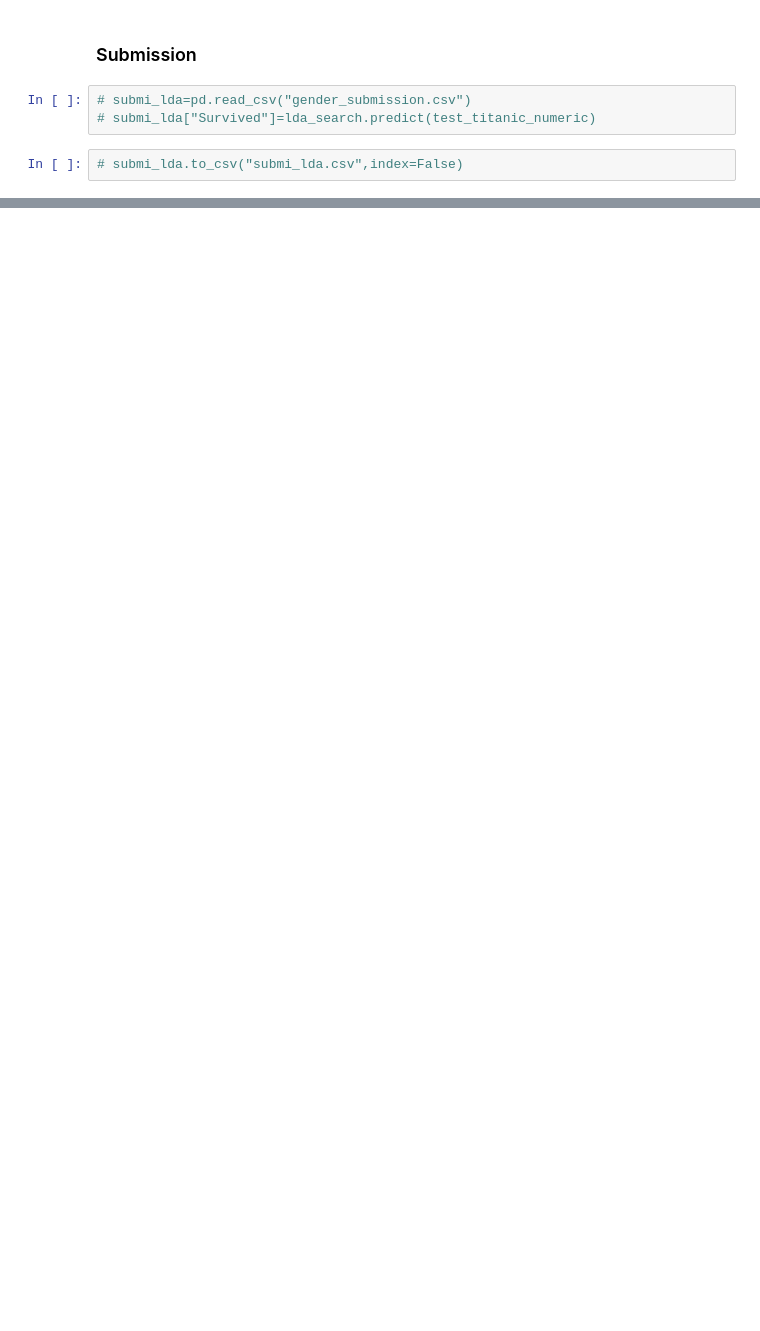
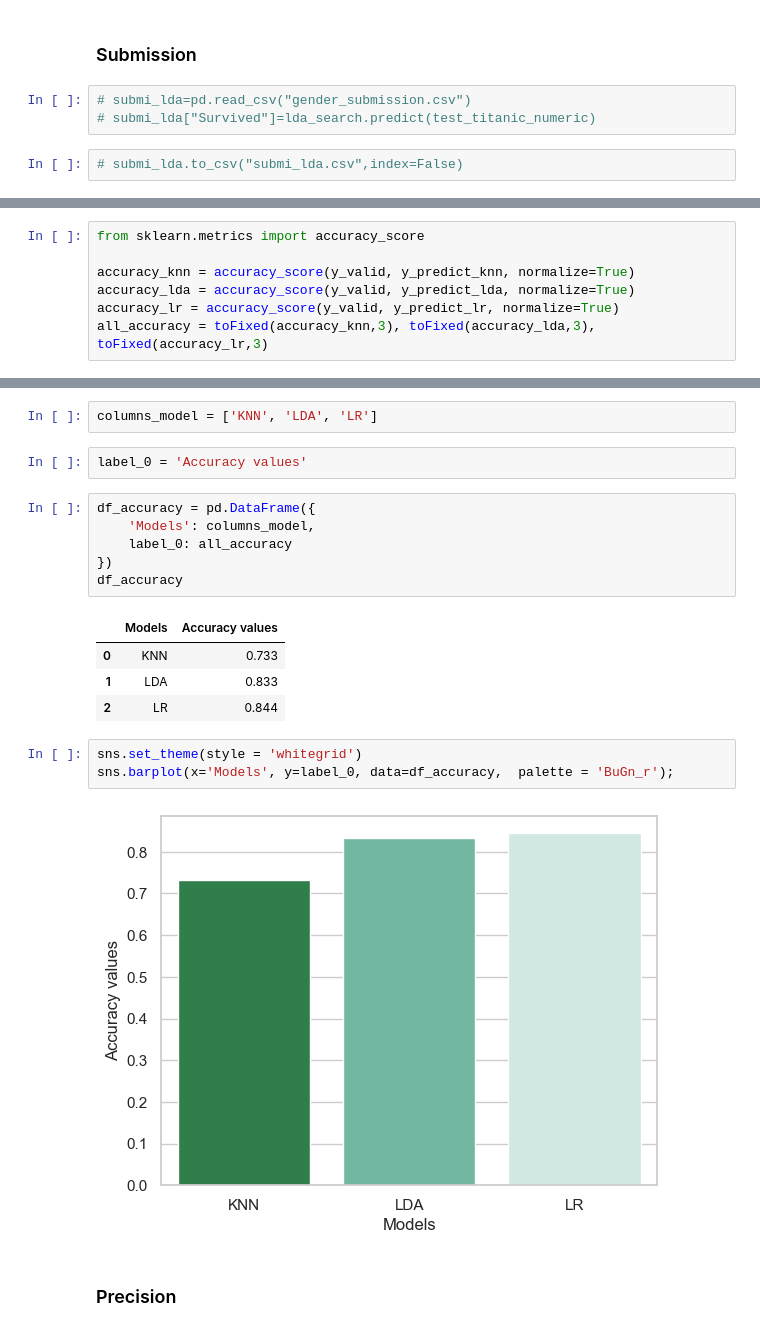
Before and after one commit to AdvancedGroupBootcamp/ai_marie_alex_moussa, a Jupyter notebook: MiniProject 3(Sample_Performance).ipynb, the cells around one changed output, grey strips where cells are left out. Drawn from its saved outputs; the diff is of its cells as text; blank space fills up the shorter version.

Commit message:
add plots

```diff
--- a/MiniProject 3(Sample_Performance).ipynb
+++ b/MiniProject 3(Sample_Performance).ipynb
@@ -583,0 +466,7 @@ roc auc score knn  0.635
+# %%
+from sklearn.metrics import accuracy_score
+
+accuracy_knn = accuracy_score(y_valid, y_predict_knn, normalize=True)
+accuracy_lda = accuracy_score(y_valid, y_predict_lda, normalize=True)
+accuracy_lr = accuracy_score(y_valid, y_predict_lr, normalize=True)
+all_accuracy = toFixed(accuracy_knn,3), toFixed(accuracy_lda,3), toFixed(accuracy_lr,3)
@@ -583,0 +481,22 @@ roc auc score knn  0.635
+# %%
+columns_model = ['KNN', 'LDA', 'LR']
+# %%
+label_0 = 'Accuracy values'
+# %%
+df_accuracy = pd.DataFrame({
+    'Models': columns_model,
+    label_0: all_accuracy
+})
+df_accuracy
+# %% [output]
+|  | Models | Accuracy values |
+| 0 | KNN | 0.733 |
+| 1 | LDA | 0.833 |
+| 2 | LR | 0.844 |
+# %%
+sns.set_theme(style = 'whitegrid')
+sns.barplot(x='Models', y=label_0, data=df_accuracy,  palette = 'BuGn_r');
+# %% [output]
+[figure, added]
+# %% [markdown]
+### Precision
```
Also changed, not shown: parts of 82 cells of this notebook.
